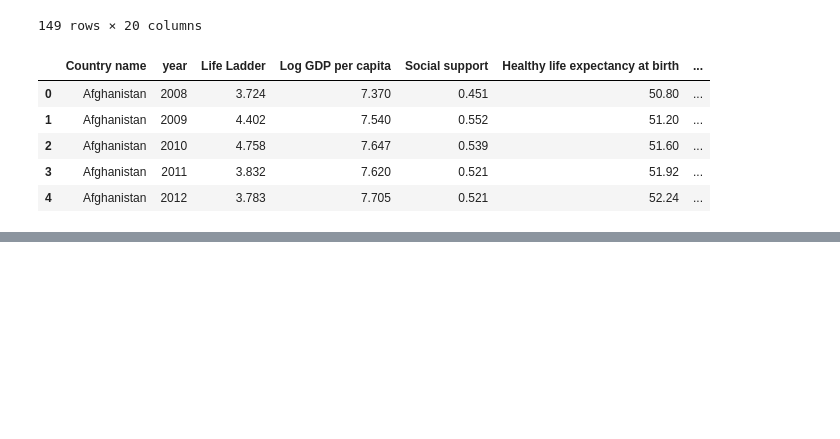
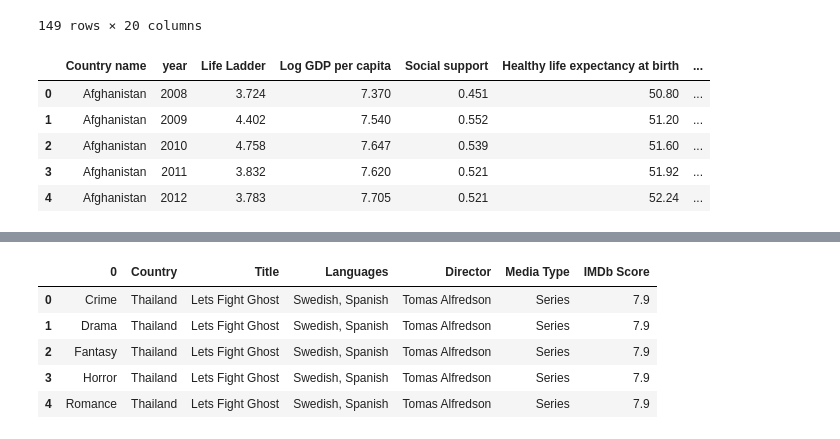
Before and after one commit to adamholcomb/Python-Media-Happiness-Analysis, a Jupyter notebook: HappinessIndex-YT.ipynb, the cells around one changed output, grey strips where cells are left out. Drawn from its saved outputs; the diff is of its cells as text; code cells hidden in the pictures; blank space fills up the shorter version.

```diff
--- a/HappinessIndex-YT.ipynb
+++ b/HappinessIndex-YT.ipynb
@@ -176,0 +220,17 @@ world_happiness_report_t.head()
+# %%
+netflix_genre_split = netflix_IMDb.Genre.str.split(',')
+series = netflix_genre_split.apply(pd.Series, 1)
+stacked = series.stack()
+drop = stacked.index = stacked.index.droplevel(-1)
+g_df = pd.DataFrame(stacked)
+g_df = g_df.join(netflix_IMDb)
+del g_df['Genre']
+g_df = df.reset_index(drop=True)
+g_df.head()
+# %% [output]
+|  | 0 | Country | Title | Languages | Director | Media Type | IMDb Score |
+| 0 | Crime | Thailand | Lets Fight Ghost | Swedish, Spanish | Tomas Alfredson | Series | 7.9 |
+| 1 | Drama | Thailand | Lets Fight Ghost | Swedish, Spanish | Tomas Alfredson | Series | 7.9 |
+| 2 | Fantasy | Thailand | Lets Fight Ghost | Swedish, Spanish | Tomas Alfredson | Series | 7.9 |
+| 3 | Horror | Thailand | Lets Fight Ghost | Swedish, Spanish | Tomas Alfredson | Series | 7.9 |
+| 4 | Romance | Thailand | Lets Fight Ghost | Swedish, Spanish | Tomas Alfredson | Series | 7.9 |
```
Also changed, not shown: parts of 6 cells of this notebook, 3 other files.
